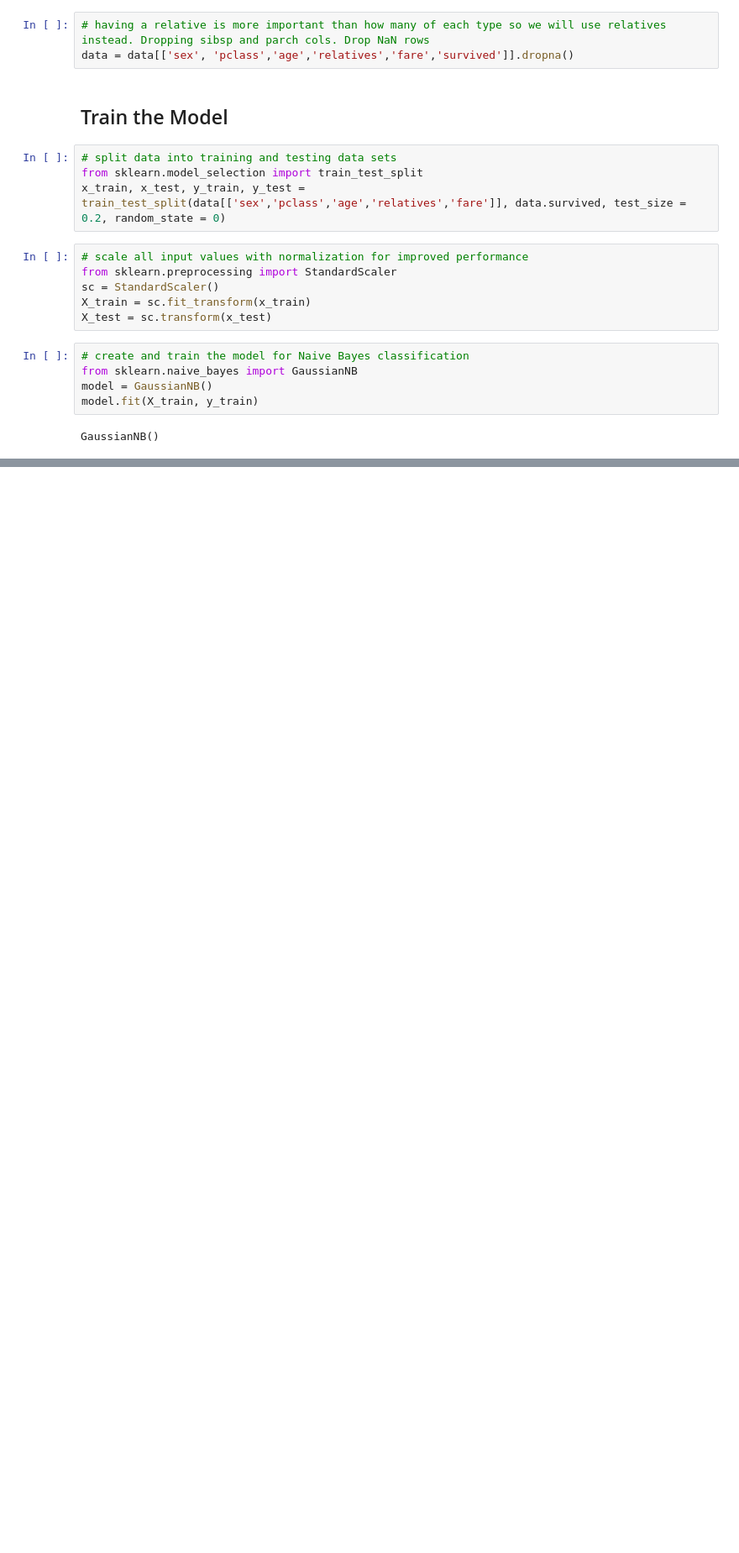
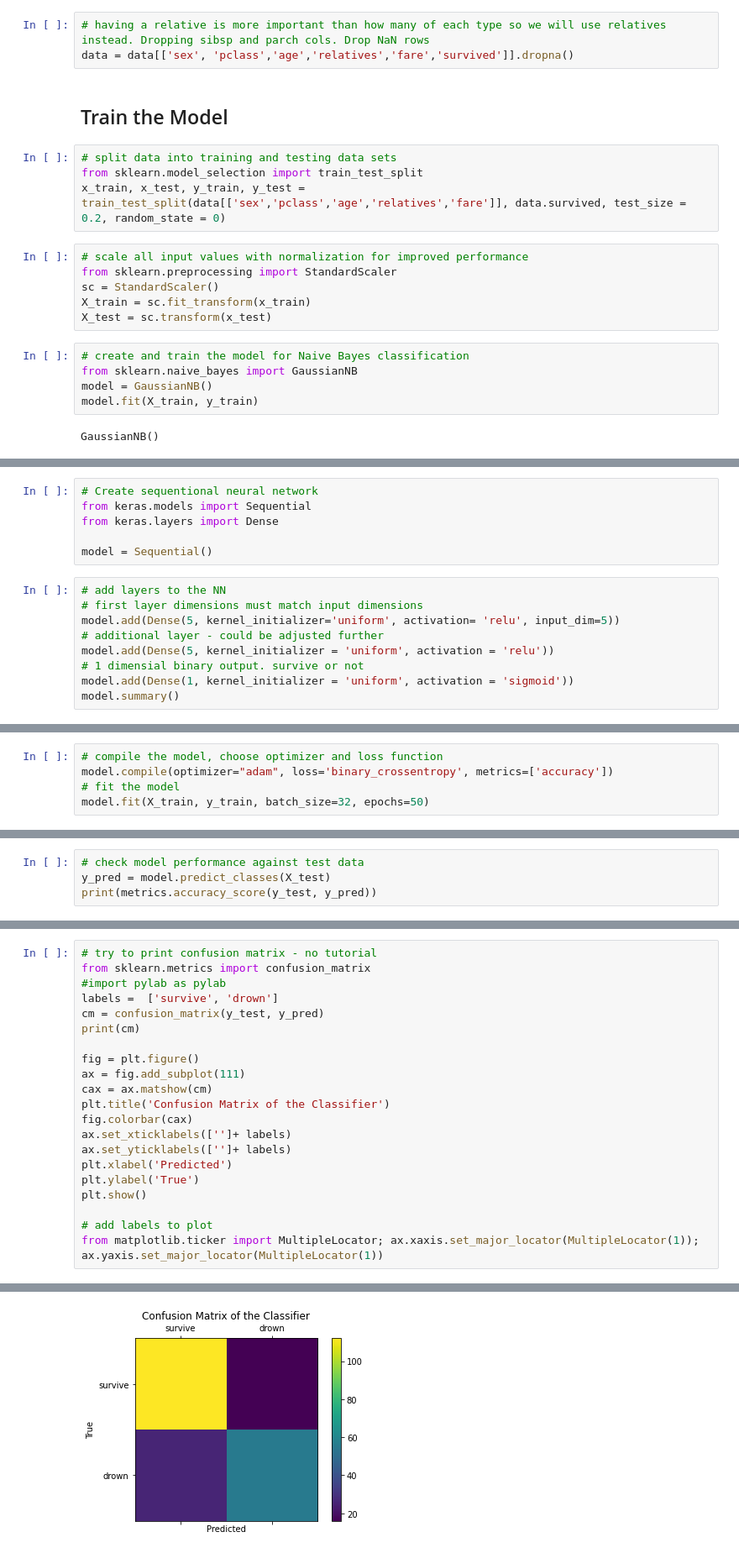
Before and after one commit to danst3in/VSCode_DSci, a Jupyter notebook: hello.ipynb, the cells around one changed output, grey strips where cells are left out. Shown at 84% size. Saved outputs shown, nothing was run; the diff lists cells and outputs as text; blank space fills up the shorter version.

Commit message:
add Neural Net. improve acc. add confusion matrix

```diff
--- a/hello.ipynb
+++ b/hello.ipynb
@@ -76,0 +86,15 @@ GaussianNB()
+# %%
+# Create sequentional neural network
+from keras.models import Sequential
+from keras.layers import Dense
+
+model = Sequential()
+# %%
+# add layers to the NN
+# first layer dimensions must match input dimensions
+model.add(Dense(5, kernel_initializer='uniform', activation= 'relu', input_dim=5))
+# additional layer - could be adjusted further
+model.add(Dense(5, kernel_initializer = 'uniform', activation = 'relu'))
+# 1 dimensial binary output. survive or not
+model.add(Dense(1, kernel_initializer = 'uniform', activation = 'sigmoid'))
+model.summary()
@@ -76,0 +116,5 @@ GaussianNB()
+# %%
+# compile the model, choose optimizer and loss function
+model.compile(optimizer="adam", loss='binary_crossentropy', metrics=['accuracy'])
+# fit the model
+model.fit(X_train, y_train, batch_size=32, epochs=50)
@@ -76,0 +140,4 @@ GaussianNB()
+# %%
+# check model performance against test data
+y_pred = model.predict_classes(X_test)
+print(metrics.accuracy_score(y_test, y_pred))
@@ -76,0 +146,22 @@ GaussianNB()
+# %%
+# try to print confusion matrix - no tutorial
+from sklearn.metrics import confusion_matrix
+#import pylab as pylab
+labels =  ['survive', 'drown']
+cm = confusion_matrix(y_test, y_pred)
+print(cm)
+
+fig = plt.figure()
+ax = fig.add_subplot(111)
+cax = ax.matshow(cm)
+plt.title('Confusion Matrix of the Classifier')
+fig.colorbar(cax)
+ax.set_xticklabels(['']+ labels)
+ax.set_yticklabels(['']+ labels)
+plt.xlabel('Predicted')
+plt.ylabel('True')
+plt.show()
+
+# add labels to plot
+from matplotlib.ticker import MultipleLocator; ax.xaxis.set_major_locator(MultipleLocator(1)); ax.yaxis.set_major_locator(MultipleLocator(1))
+# %% [output]
@@ -76,0 +170 @@ GaussianNB()
+[figure, added]
```
Also changed, not shown: parts of 8 cells of this notebook.
